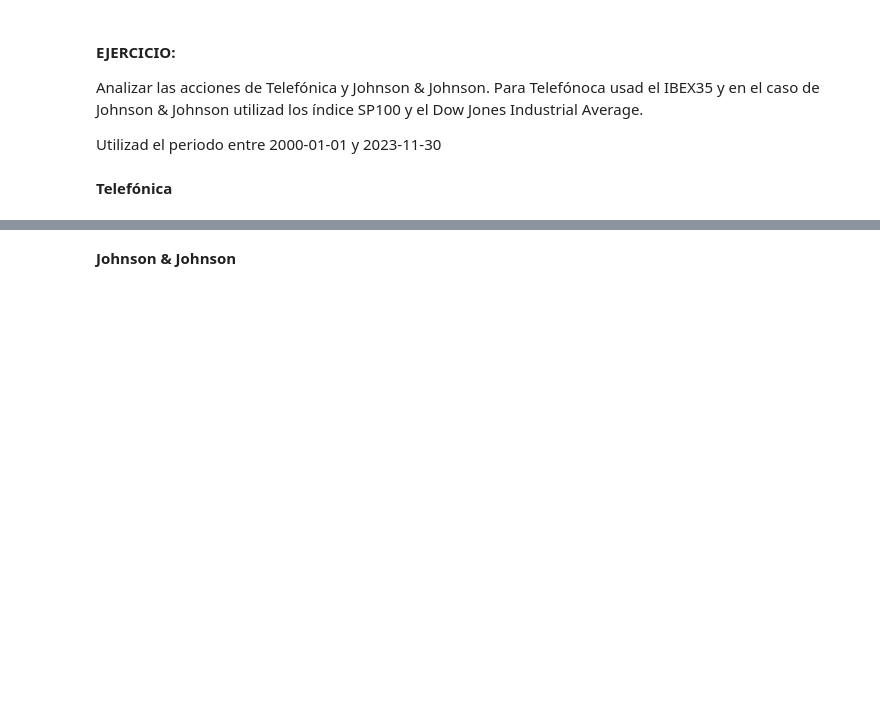
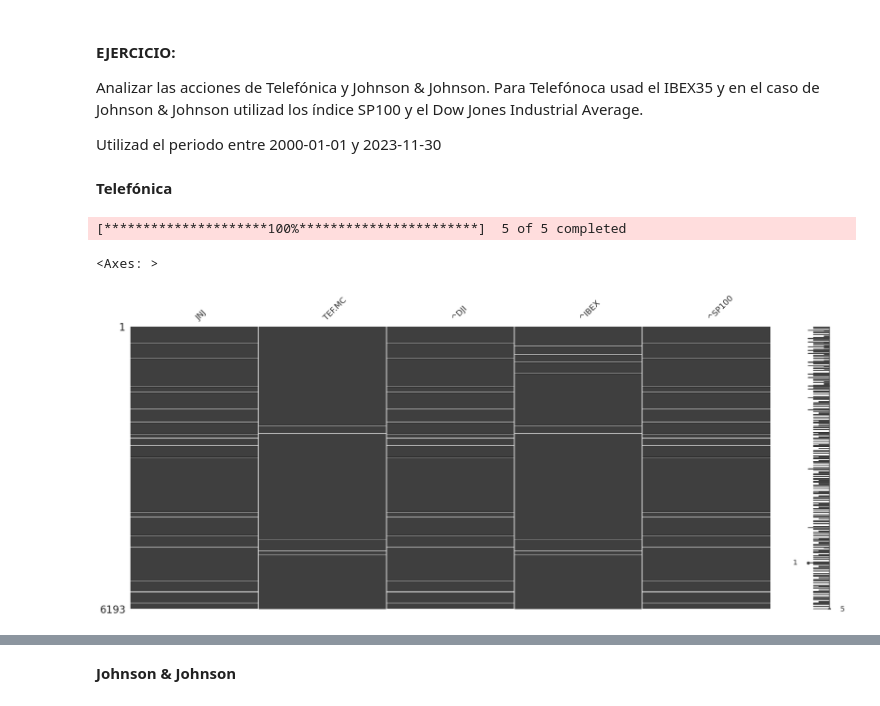
Before and after one commit to alfonso-santos/microcredencial-carteras-python, a Jupyter notebook: Tema_4_CAPM/src/modelo-mercado.ipynb, the cells around one changed output, grey strips where cells are left out. Cells and saved outputs as stored; diff of their text form; code cells hidden in the pictures; blank space fills up the shorter version.

```diff
--- a/Tema_4_CAPM/src/modelo-mercado.ipynb
+++ b/Tema_4_CAPM/src/modelo-mercado.ipynb
@@ -245,0 +270,11 @@ Utilizad el periodo entre 2000-01-01 y 2023-11-30
+# %%
+tickers = ["TEF.MC","^IBEX","^SP100","^DJI","JNJ"]
+data = yf.download(tickers, start = "2000-01-01", end = "2023-11-30", auto_adjust=False, multi_level_index=False)["Adj Close"]
+# %% [output]
+[*********************100%***********************]  5 of 5 completed
+# %%
+import missingno as msno
+msno.matrix(data)
+# %% [output]
+<Axes: >
+[figure, added]
```
Also changed, not shown: parts of 34 cells of this notebook.
